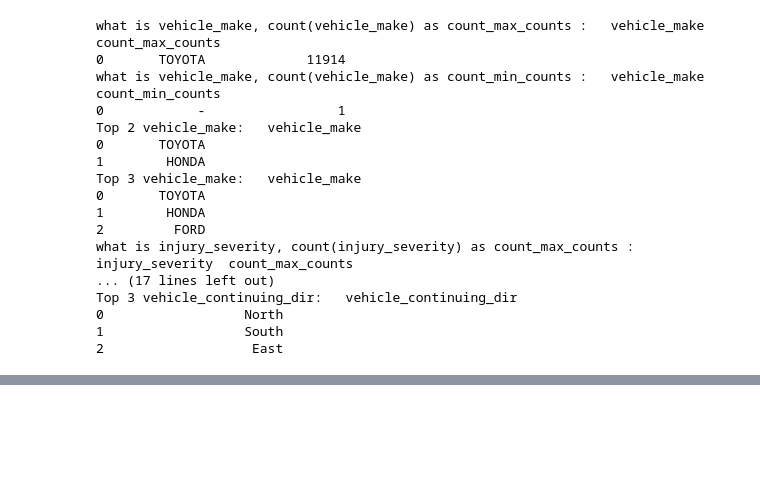
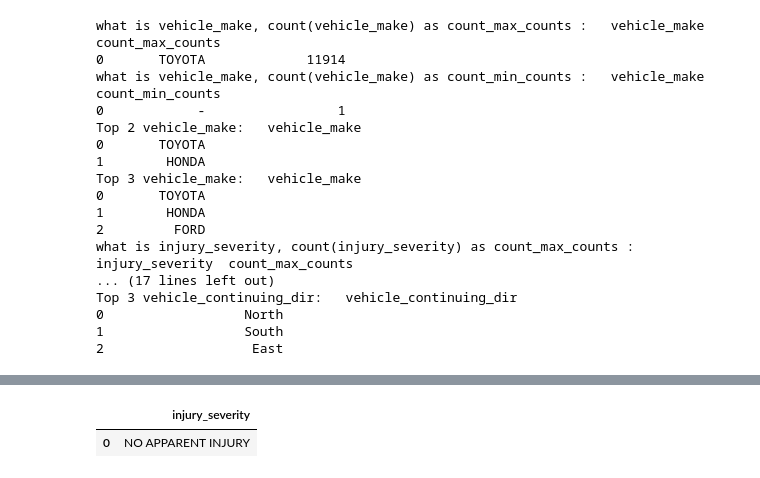
Before and after one commit to shantanuneema/llm_project, a Jupyter notebook: project.ipynb, the cells around one changed output, grey strips where cells are left out. Cells and saved outputs as stored; diff of their text form; code cells hidden in the pictures; blank space fills up the shorter version.

```diff
--- a/project.ipynb
+++ b/project.ipynb
@@ -748,0 +771,5 @@ Top 3 vehicle_continuing_dir:   vehicle_continuing_dir
+# %%
+pd.read_sql_query("select injury_severity from crash_data group by vehicle_make order by count(injury_severity) desc limit 1",conn)
+# %% [output]
+|  | injury_severity |
+| 0 | NO APPARENT INJURY |
```
Also changed, not shown: parts of 2 cells of this notebook.
